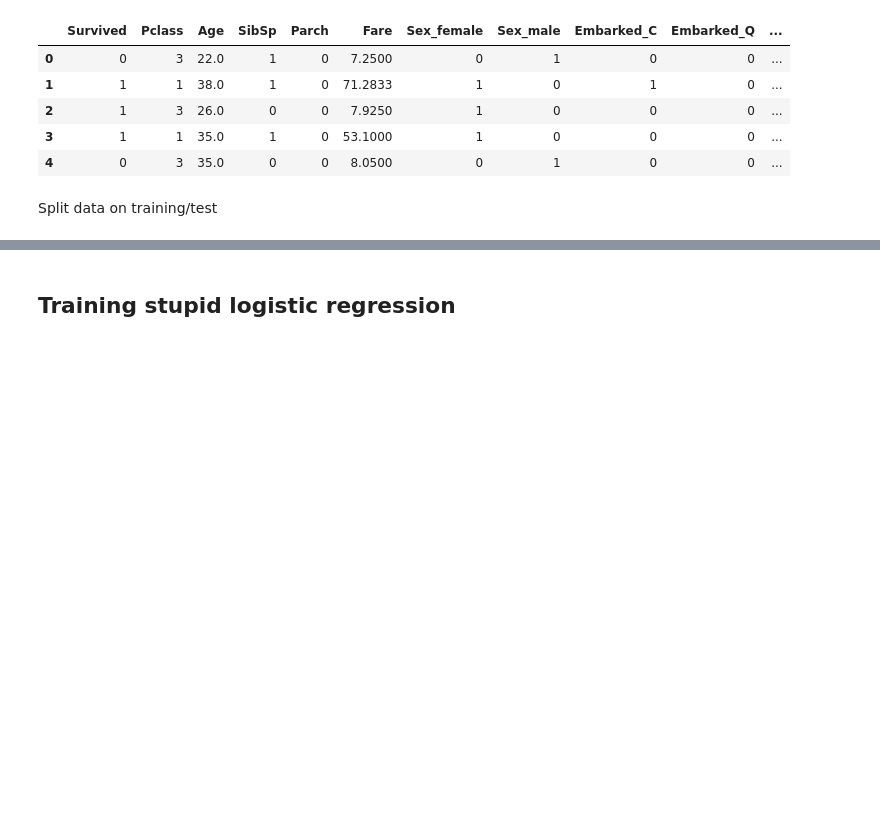
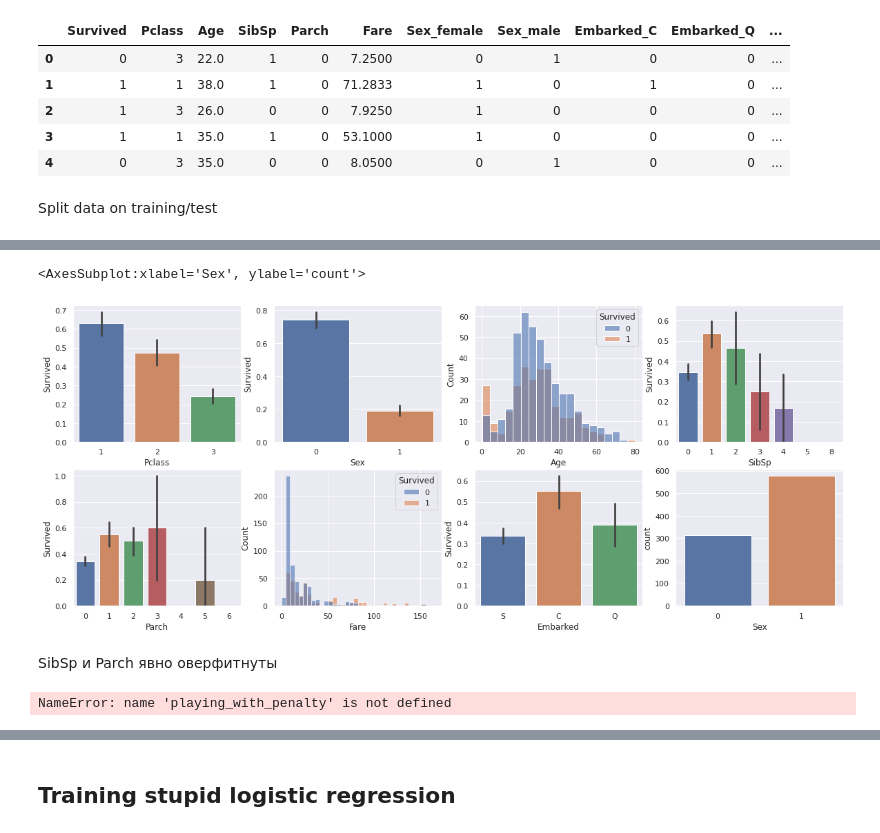
Before and after one commit to VsevolodKozlov-git/kaggle-titanic-competition, a Jupyter notebook: main.ipynb, the cells around one changed output, grey strips where cells are left out. Saved outputs shown, nothing was run; the diff lists cells and outputs as text; code cells hidden in the pictures; blank space fills up the shorter version.

```diff
--- a/main.ipynb
+++ b/main.ipynb
@@ -99,0 +146,24 @@ X_train, X_test, y_train, y_test = train_test_split(X, y, train_size=0.8)
+# %%
+fig, axes = plt.subplots(2, 4, figsize=(20, 8))
+
+sns.barplot(data=df_visualization, x='Pclass', y='Survived', ax=axes[0,0])
+sns.barplot(data=df_visualization, x='Sex', y='Survived', ax=axes[0, 1])
+sns.histplot(data=df_visualization, x='Age', ax=axes[0, 2], hue='Survived', multiple='layer', alpha=0.6)
+sns.barplot(data=df_visualization, x='SibSp', y='Survived', ax=axes[0, 3])
+sns.barplot(data=df_visualization, x='Parch', y='Survived', ax=axes[1, 0])
+
+fare_drop_cnt = 20
+drop_indexes = np.argpartition(-df_visualization['Fare'], fare_drop_cnt)[:fare_drop_cnt]
+sns.histplot(data=df_visualization.drop(drop_indexes, axis=0), x='Fare', ax=axes[1, 1], hue='Survived', multiple='layer', alpha=0.6)
+
+sns.barplot(data=df_visualization, x='Embarked', y='Survived', ax=axes[1, 2])
+sns.countplot(data=df_visualization, x='Sex',  ax=axes[1, 3])
+# %% [output]
+<AxesSubplot:xlabel='Sex', ylabel='count'>
+[figure, added]
+# %% [markdown]
+SibSp и  Parch явно оверфитнуты
+# %%
+playing_with_penalty(C=1)
+# %% [output]
+NameError: name 'playing_with_penalty' is not defined
```
Also changed, not shown: parts of 51 cells of this notebook, 1 other file.
